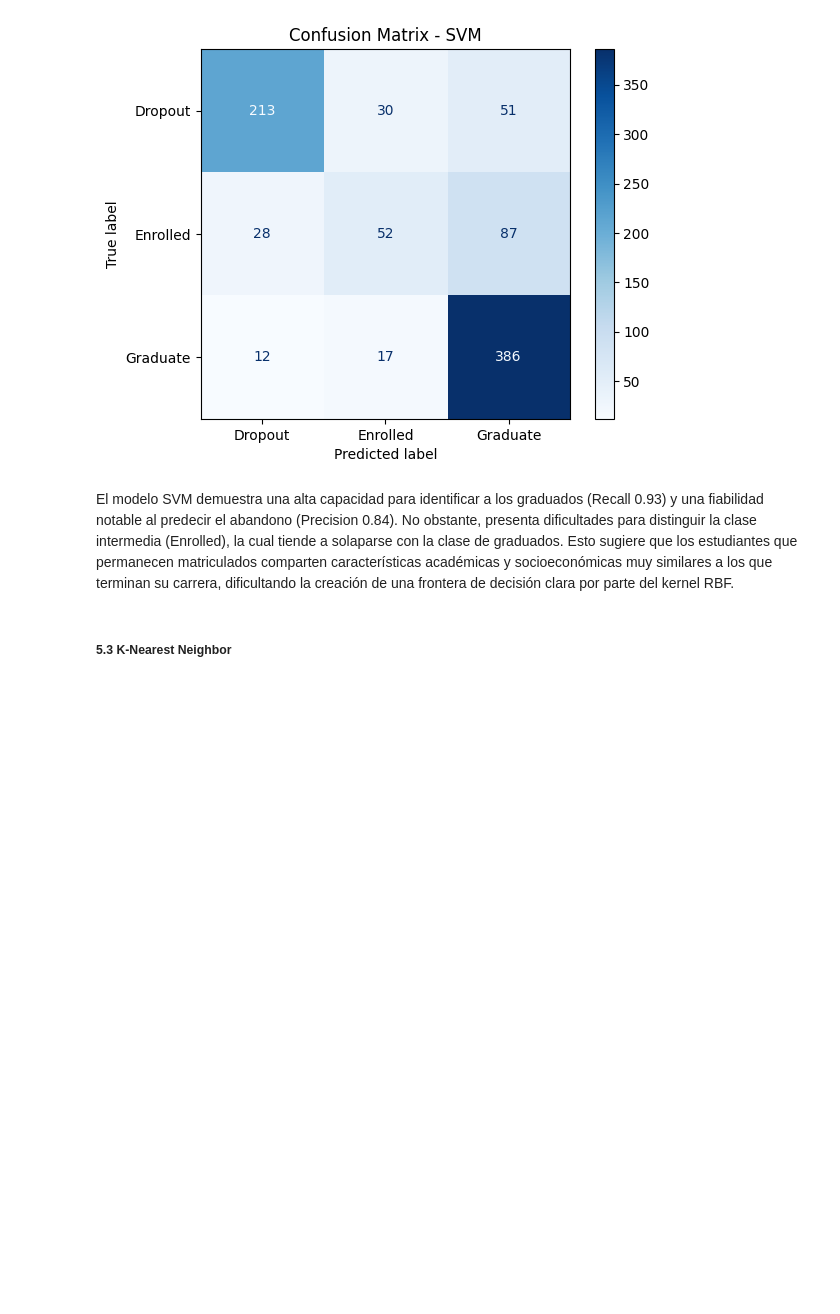
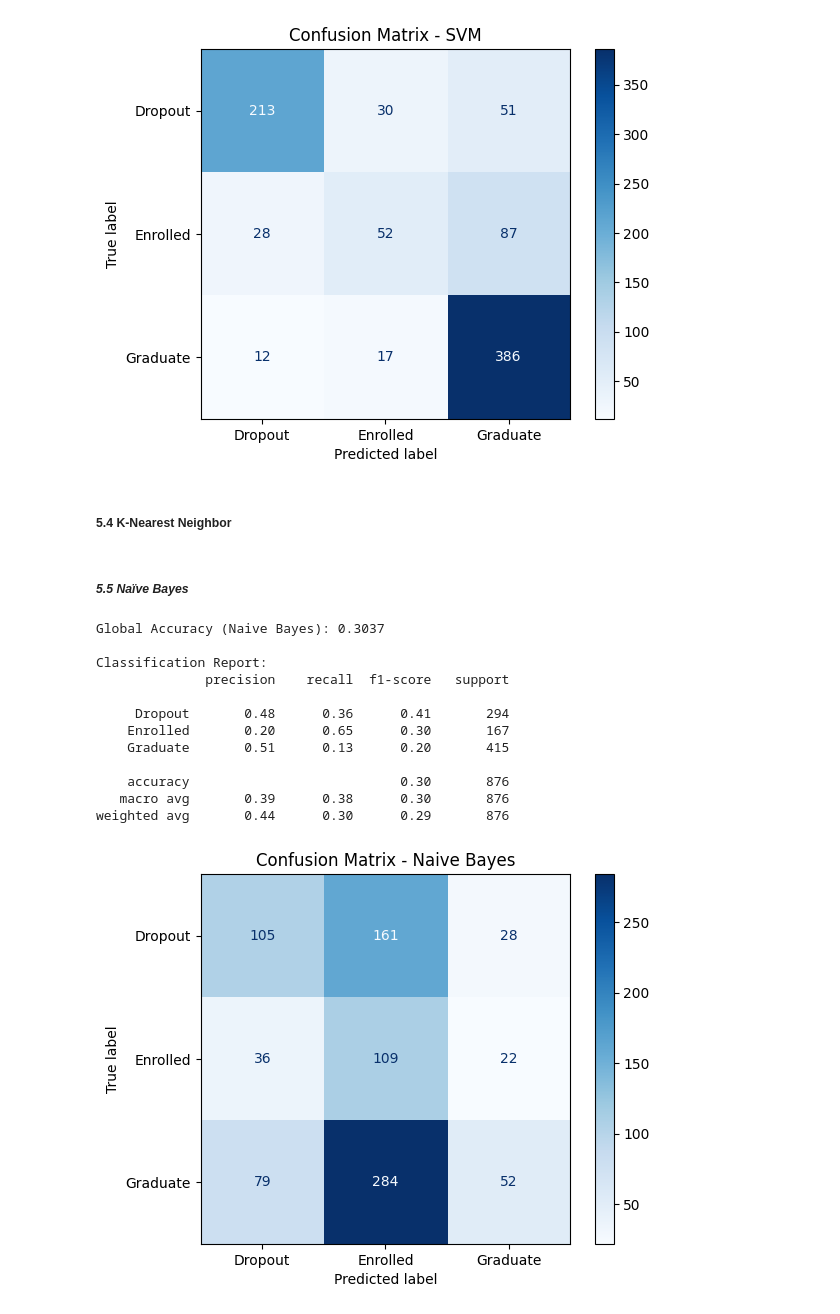
Before and after one commit to mvicensss/ml-student-dropout-prediction, a Jupyter notebook: notebooks/cleaning_and_preprocessing.ipynb, the cells around one changed output. Saved outputs shown, nothing was run; the diff lists cells and outputs as text; code cells hidden in the pictures; blank space fills up the shorter version.

Commit message:
Naïve Bayes algorithm

```diff
--- a/notebooks/cleaning_and_preprocessing.ipynb
+++ b/notebooks/cleaning_and_preprocessing.ipynb
@@ -742,7 +743,52 @@ Classification Report:
    macro avg       0.70      0.66      0.66       876
 weighted avg       0.73      0.74      0.73       876
 [figure]
-# %% [markdown]
-El modelo SVM demuestra una alta capacidad para identificar a los graduados (Recall 0.93) y una fiabilidad notable al predecir el abandono (Precision 0.84). No obstante, presenta dificultades para distinguir la clase intermedia (Enrolled), la cual tiende a solaparse con la clase de graduados. Esto sugiere que los estudiantes que permanecen matriculados comparten características académicas y socioeconómicas muy similares a los que terminan su carrera, dificultando la creación de una frontera de decisión clara por parte del kernel RBF.
 # %% [markdown]
-##### **5.3 K-Nearest Neighbor**
+##### **5.4 K-Nearest Neighbor**
+# %% [markdown]
+##### *5.5 Naïve Bayes*
+# %%
+train_df = pd.read_csv('../data/processed/data_train.csv')
+test_df = pd.read_csv('../data/processed/data_test.csv')
+
+##Initiate model
+nb_model = GaussianNB() #using GaussianNB because numerical variables are already standarised
+
+##Training
+X_train = train_df.drop(columns=[target_col])
+y_train = train_df[target_col]
+
+X_test = test_df.drop(columns=[target_col])
+y_test = test_df[target_col]
+
+nb_model.fit(X_train, y_train)
+
+##Predict
+y_pred_nb = nb_model.predict(X_test)
+
+##Evaluate metrics
+print(f"\nGlobal Accuracy (Naive Bayes): {accuracy_score(y_test, y_pred_nb):.4f}\n")
+print("Classification Report:")
+print(classification_report(y_test, y_pred_nb))
+
+##Confusion Matrix
+cm_nb = confusion_matrix(y_test, y_pred_nb, labels=nb_model.classes_)
+disp_nb = ConfusionMatrixDisplay(confusion_matrix=cm_nb, display_labels=nb_model.classes_)
+
+disp_nb.plot(cmap='Blues', values_format='d')
+plt.title("Confusion Matrix - Naive Bayes")
+plt.show()
+# %% [output]
+Global Accuracy (Naive Bayes): 0.3037
+
+Classification Report:
+              precision    recall  f1-score   support
+
+     Dropout       0.48      0.36      0.41       294
+    Enrolled       0.20      0.65      0.30       167
+    Graduate       0.51      0.13      0.20       415
+
+    accuracy                           0.30       876
+   macro avg       0.39      0.38      0.30       876
+weighted avg       0.44      0.30      0.29       876
+[figure, added]
```
Also changed, not shown: parts of 1 cell of this notebook.
